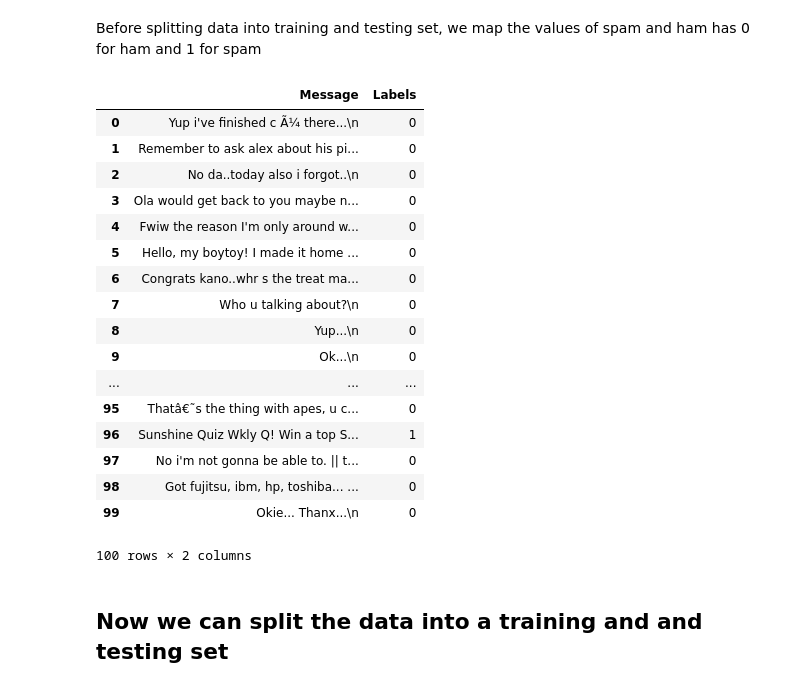
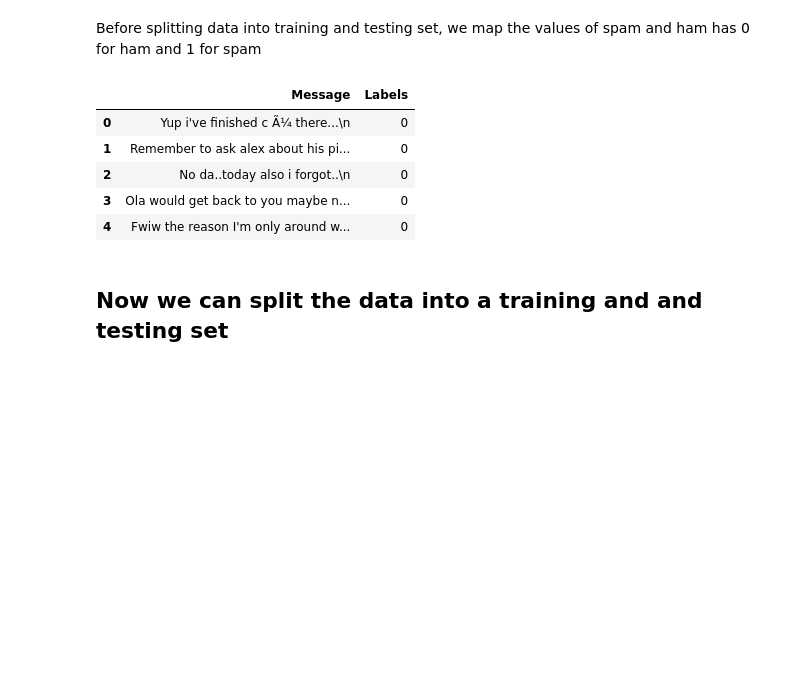
Before and after one commit to MaxTeiger/Spam-Classifier-from-almost-scratch, a Jupyter notebook: Spam Classifier from (almost) scratch.ipynb, the cells around one changed output. Cells and saved outputs as stored; diff of their text form; code cells hidden in the pictures; blank space fills up the shorter version.

```diff
--- a/Spam Classifier from (almost) scratch.ipynb
+++ b/Spam Classifier from (almost) scratch.ipynb
@@ -59,26 +59,14 @@ Before splitting data into training and testing set, we map the values of spam a
 # %%
 df['Labels'] = df['Status'].map({'ham': 0, 'spam': 1})
 df.drop(['Status'], axis = 1, inplace = True)
-df.head(100)
+df.head()
 # %% [output]
 |  | Message | Labels |
 | 0 | Yup i've finished c Ã¼ there...\n | 0 |
 | 1 | Remember to ask alex about his pi... | 0 |
 | 2 | No da..today also i forgot..\n | 0 |
 | 3 | Ola would get back to you maybe n... | 0 |
 | 4 | Fwiw the reason I'm only around w... | 0 |
-| 5 | Hello, my boytoy! I made it home ... | 0 |
-| 6 | Congrats kano..whr s the treat ma... | 0 |
-| 7 | Who u talking about?\n | 0 |
-| 8 | Yup...\n | 0 |
-| 9 | Ok...\n | 0 |
-| ... | ... | ... |
-| 95 | Thatâ€˜s the thing with apes, u c... | 0 |
-| 96 | Sunshine Quiz Wkly Q! Win a top S... | 1 |
-| 97 | No i'm not gonna be able to. || t... | 0 |
-| 98 | Got fujitsu, ibm, hp, toshiba... ... | 0 |
-| 99 | Okie... Thanx...\n | 0 |
-100 rows × 2 columns
 # %% [markdown]
 ## Now we can split the data into a training and and testing set
 # %%
```
Also changed, not shown: parts of 18 cells of this notebook.
